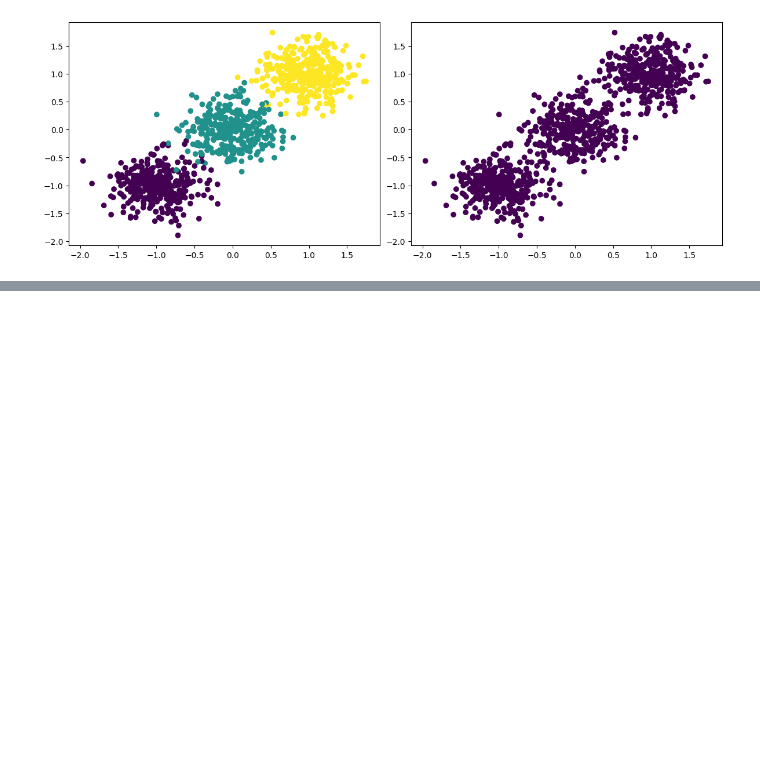
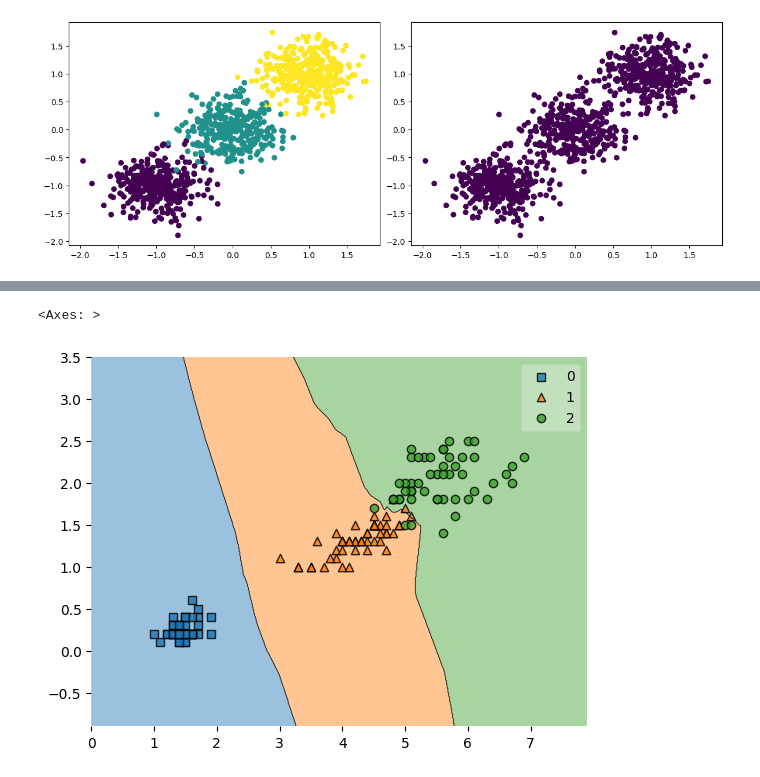
Before and after one commit to marzieh-saeedimasine/Python-DataCleaning-Modelling, a Jupyter notebook: Clustering-knn.ipynb, the cells around one changed output, grey strips where cells are left out. Drawn from its saved outputs; the diff is of its cells as text; code cells hidden in the pictures; blank space fills up the shorter version.

```diff
--- a/Clustering.ipynb
+++ b/Clustering-knn.ipynb
@@ -76,0 +110,9 @@ ax[1].scatter(X[:,0],X[:,1], c=db.labels_)
+# %%
+X=load_iris().data[:,[2,3]]
+Y=load_iris().target
+model=KNeighborsClassifier(n_neighbors=5,metric='minkowski')
+model.fit(X,Y)
+plot_decision_regions(X,Y, clf=model)
+# %% [output]
+<Axes: >
+[figure, added]
```
Also changed, not shown: parts of 4 cells of this notebook.
